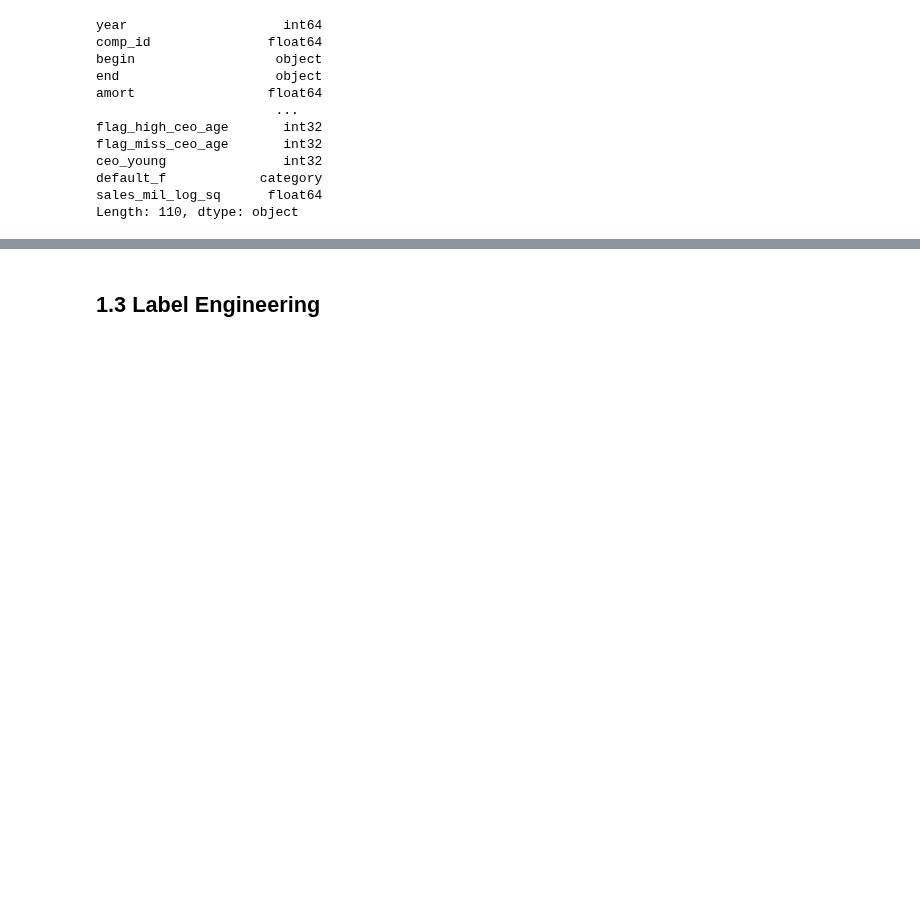
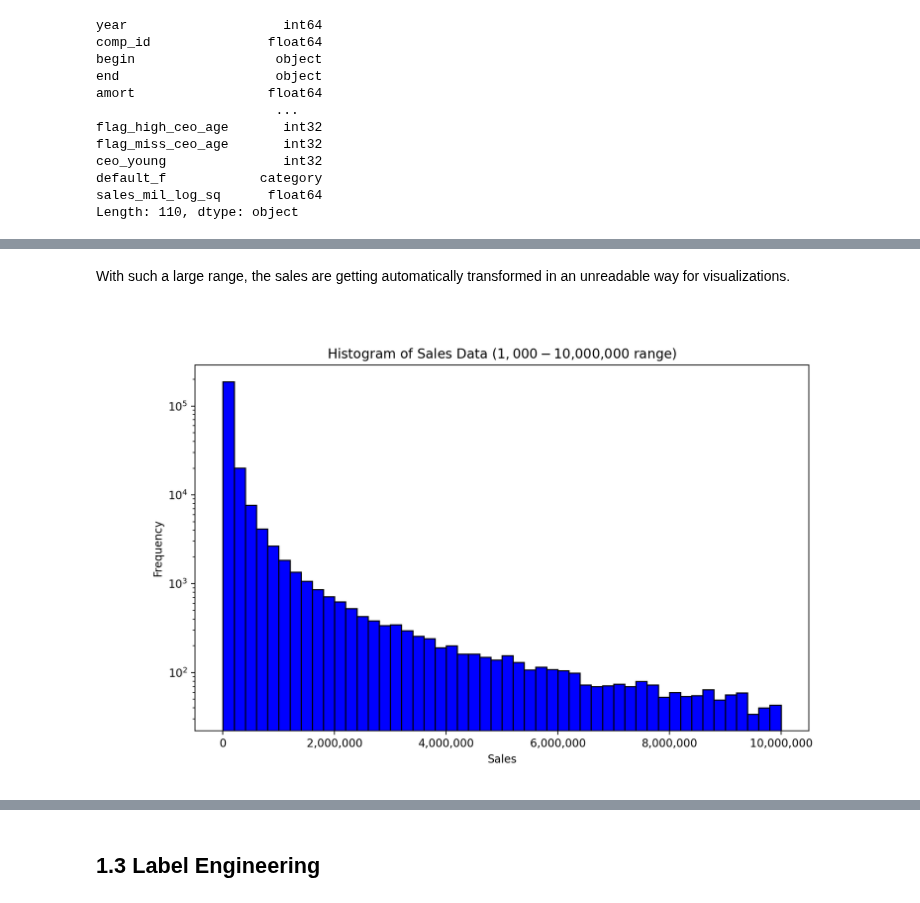
Before and after one commit to Iandrewburg/Assignment_1, a Jupyter notebook: Assignment_3/Assignment_3_Code.ipynb, the cells around one changed output, grey strips where cells are left out. Cells and saved outputs as stored; diff of their text form; code cells hidden in the pictures; blank space fills up the shorter version.

Commit message:
an attempt was made to visualize sales

```diff
--- a/Assignment_3/Assignment_3_Code.ipynb
+++ b/Assignment_3/Assignment_3_Code.ipynb
@@ -469,0 +519,19 @@ AttributeError: 'DataFrame' object has no attribute 'sales_log'
+# %% [markdown]
+With such a large range, the sales are getting automatically transformed in an unreadable way for visualizations.
+# %%
+# Filter the data to include only sales within the specified range
+filtered_sales = data['sales'][(data['sales'] >= 1000) & (data['sales'] <= 10000000)]
+
+plt.figure(figsize=(10, 6))
+plt.hist(filtered_sales, bins=50, color='blue', edgecolor='black')
+plt.title('Histogram of Sales Data ($1,000 - $10,000,000 range)')
+plt.xlabel('Sales')
+plt.ylabel('Frequency')
+plt.yscale('log')  # Log scale for better visualization
+
+# Set x-axis to show actual values with custom formatting
+plt.gca().xaxis.set_major_formatter(plt.matplotlib.ticker.FuncFormatter(lambda x, _: f'{int(x):,}'))
+
+plt.show()
+# %% [output]
+[figure, added]
```
Also changed, not shown: parts of 9 cells of this notebook.
